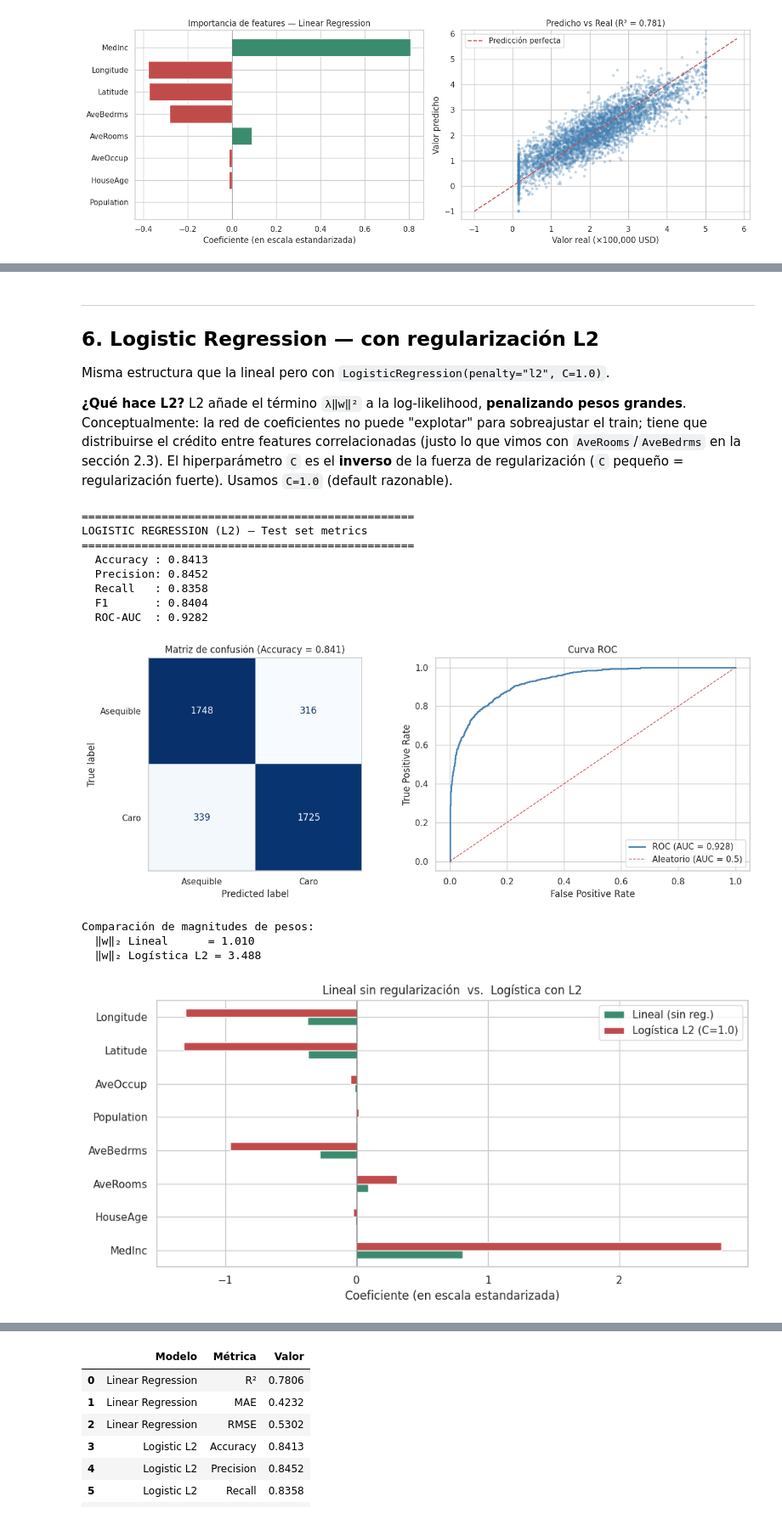
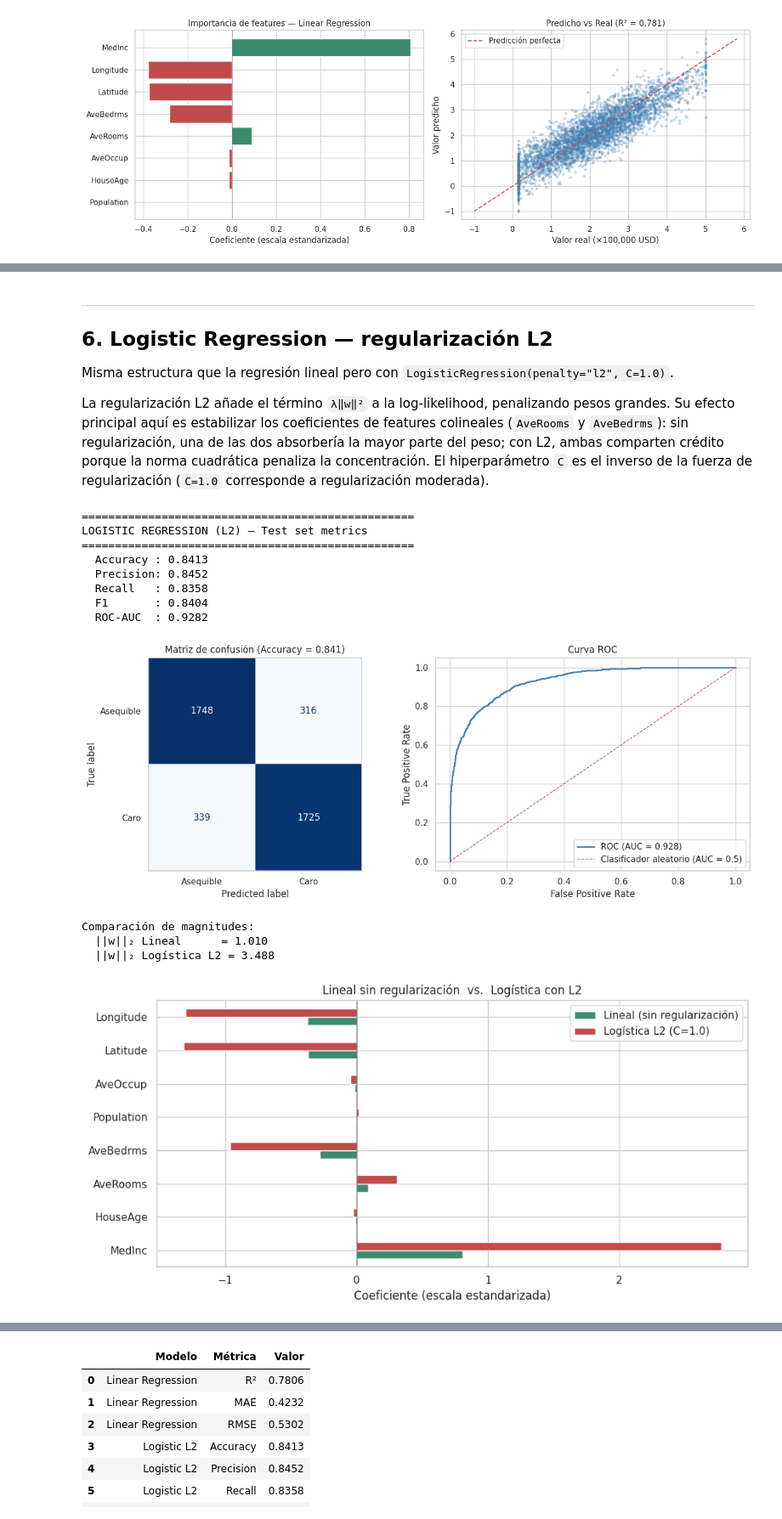
Before and after one commit to DanielSozoranga/Machine-Learning-6-SIN-A-Mar-Jul-2026, a Jupyter notebook: notebooks/main.ipynb, the cells around one changed output, grey strips where cells are left out. Shown at 85% size. Saved outputs shown, nothing was run; the diff lists cells and outputs as text; code cells hidden in the pictures.

```diff
--- a/notebooks/main.ipynb
+++ b/notebooks/main.ipynb
@@ -79,31 +71,29 @@ curso (outliers, overfitting, regularización, correlación ≠ causalidad).
 # %%
-# Carga del dataset — California Housing.
-#   1) Intenta el oficial vía sklearn (descarga desde figshare la 1ra vez,
-#      luego cachea en ~/scikit_learn_data/).
-#   2) Si no hay internet (CI offline), cae a un CSV local con misma estructura.
-# En el Codespace de Daniel siempre va a entrar por la rama (1) — el (2) sólo
-# existe para que el notebook se pueda ejecutar en sandboxes aislados.
+# Carga del dataset. Intenta primero la fuente oficial (sklearn → figshare),
+# con fallback a un CSV local que conserva el mismo schema en caso de
+# sandbox sin red.
 from pathlib import Path
 
 try:
     ch = fetch_california_housing(as_frame=True)
     df = ch.frame.copy()
     DATA_SOURCE = "sklearn (oficial)"
-except Exception as e:
+except Exception:
     fallback_csv = Path("../data/california_housing.csv")
     if not fallback_csv.exists():
         fallback_csv = Path("data/california_housing.csv")
     df = pd.read_csv(fallback_csv)
     DATA_SOURCE = f"CSV local ({fallback_csv})"
 
-# Crear el target binario derivado del continuo (split en la mediana)
+# Derivación del target binario por split en la mediana del target continuo.
+# Esto produce clases ~50/50 por construcción.
 median_price = df["MedHouseVal"].median()
 df["expensive"] = (df["MedHouseVal"] > median_price).astype(int)
 
-print(f"Fuente del dataset: {DATA_SOURCE}")
-print(f"Shape del dataset: {df.shape}")
-print(f"Mediana de MedHouseVal: {median_price:.3f} (×100,000 USD)")
+print(f"Fuente del dataset:       {DATA_SOURCE}")
+print(f"Shape del dataset:        {df.shape}")
+print(f"Mediana de MedHouseVal:   {median_price:.3f} (×100,000 USD)")
 print("Distribución de 'expensive':")
-print(df['expensive'].value_counts().rename({0: 'asequible', 1: 'caro'}))
+print(df["expensive"].value_counts().rename({0: "asequible", 1: "caro"}))
 df.head()
 # %% [output]
@@ -379,13 +358,9 @@ plt.show()
 # %% [markdown]
 ---
-## 6. Logistic Regression — con regularización L2
 
-Misma estructura que la lineal pero con `LogisticRegression(penalty="l2", C=1.0)`.
+## 6. Logistic Regression — regularización L2
 
-**¿Qué hace L2?** L2 añade el término `λ‖w‖²` a la log-likelihood, **penalizando
-pesos grandes**. Conceptualmente: la red de coeficientes no puede "explotar"
-para sobreajustar el train; tiene que distribuirse el crédito entre features
-correlacionadas (justo lo que vimos con `AveRooms`/`AveBedrms` en la sección
-2.3). El hiperparámetro `C` es el **inverso** de la fuerza de regularización
-(`C` pequeño = regularización fuerte). Usamos `C=1.0` (default razonable).
+Misma estructura que la regresión lineal pero con `LogisticRegression(penalty="l2", C=1.0)`.
+
+La regularización L2 añade el término `λ‖w‖²` a la log-likelihood, penalizando pesos grandes. Su efecto principal aquí es estabilizar los coeficientes de features colineales (`AveRooms` y `AveBedrms`): sin regularización, una de las dos absorbería la mayor parte del peso; con L2, ambas comparten crédito porque la norma cuadrática penaliza la concentración. El hiperparámetro `C` es el inverso de la fuerza de regularización (`C=1.0` corresponde a regularización moderada).
 # %%
@@ -433,20 +408,22 @@ LOGISTIC REGRESSION (L2) — Test set metrics
   F1       : 0.8404
   ROC-AUC  : 0.9282
 # %%
-# Matriz de confusión + curva ROC
 fig, axes = plt.subplots(1, 2, figsize=(13, 5))
 
-# Confusion matrix
+# Panel izquierdo: matriz de confusión 2×2.
 cm = confusion_matrix(y_clf_test, y_clf_pred)
-disp = ConfusionMatrixDisplay(confusion_matrix=cm, display_labels=["Asequible", "Caro"])
+disp = ConfusionMatrixDisplay(confusion_matrix=cm,
+                              display_labels=["Asequible", "Caro"])
 disp.plot(ax=axes[0], cmap="Blues", colorbar=False)
 axes[0].set_title(f"Matriz de confusión (Accuracy = {acc:.3f})")
 axes[0].grid(False)
 
-# ROC curve
+# Panel derecho: curva ROC con diagonal de referencia (clasificador aleatorio).
 fpr, tpr, _ = roc_curve(y_clf_test, y_clf_proba)
-axes[1].plot(fpr, tpr, linewidth=2, color="steelblue", label=f"ROC (AUC = {auc:.3f})")
-axes[1].plot([0, 1], [0, 1], "r--", linewidth=1, label="Aleatorio (AUC = 0.5)")
+axes[1].plot(fpr, tpr, linewidth=2, color="steelblue",
+             label=f"ROC (AUC = {auc:.3f})")
+axes[1].plot([0, 1], [0, 1], "r--", linewidth=1,
+             label="Clasificador aleatorio (AUC = 0.5)")
 axes[1].set_xlabel("False Positive Rate")
 axes[1].set_ylabel("True Positive Rate")
 axes[1].set_title("Curva ROC")
@@ -455,38 +432,37 @@ axes[1].legend(loc="lower right")
 plt.tight_layout()
 plt.show()
 # %% [output]
-[figure, old version]
+[figure, new version]
 # %%
-# Comparación de coeficientes: lineal (normalizado) vs logística L2
-# Para ver qué hizo L2 a los pesos, los ponemos lado a lado.
-
+# Comparación lado a lado de coeficientes: lineal sin regularización vs.
+# logística con L2. Permite visualizar el efecto compresivo de L2.
 logistic_coefs = pd.Series(
     logistic_pipe.named_steps["model"].coef_[0],
     index=feature_cols,
 )
 
 comparison = pd.DataFrame({
-    "Lineal (sin reg.)": linear_coefs.reindex(feature_cols),
-    "Logística L2 (C=1.0)": logistic_coefs,
+    "Lineal (sin regularización)": linear_coefs.reindex(feature_cols),
+    "Logística L2 (C=1.0)":        logistic_coefs,
 })
 
-# Magnitudes
-print("Comparación de magnitudes de pesos:")
-print(f"  ‖w‖₂ Lineal      = {np.linalg.norm(linear_coefs):.3f}")
-print(f"  ‖w‖₂ Logística L2 = {np.linalg.norm(logistic_coefs):.3f}")
+# Normas L2 de los vectores de pesos para cuantificar el efecto compresivo.
+print("Comparación de magnitudes:")
+print(f"  ||w||₂ Lineal      = {np.linalg.norm(linear_coefs):.3f}")
+print(f"  ||w||₂ Logística L2 = {np.linalg.norm(logistic_coefs):.3f}")
 
 fig, ax = plt.subplots(figsize=(10, 5))
 comparison.plot(kind="barh", ax=ax, color=["#3b8c6e", "#c14b4b"])
 ax.axvline(0, color="black", linewidth=0.5)
-ax.set_xlabel("Coeficiente (en escala estandarizada)")
+ax.set_xlabel("Coeficiente (escala estandarizada)")
 ax.set_title("Lineal sin regularización  vs.  Logística con L2")
 plt.tight_layout()
 plt.show()
 # %% [output]
-Comparación de magnitudes de pesos:
-  ‖w‖₂ Lineal      = 1.010
-  ‖w‖₂ Logística L2 = 3.488
+Comparación de magnitudes:
+  ||w||₂ Lineal      = 1.010
+  ||w||₂ Logística L2 = 3.488
-[figure, old version]
+[figure, new version]
 # %% [markdown]
 ### 6.1 Interpretación
 
```
Also changed, not shown: parts of 40 cells of this notebook, 7 other files.
